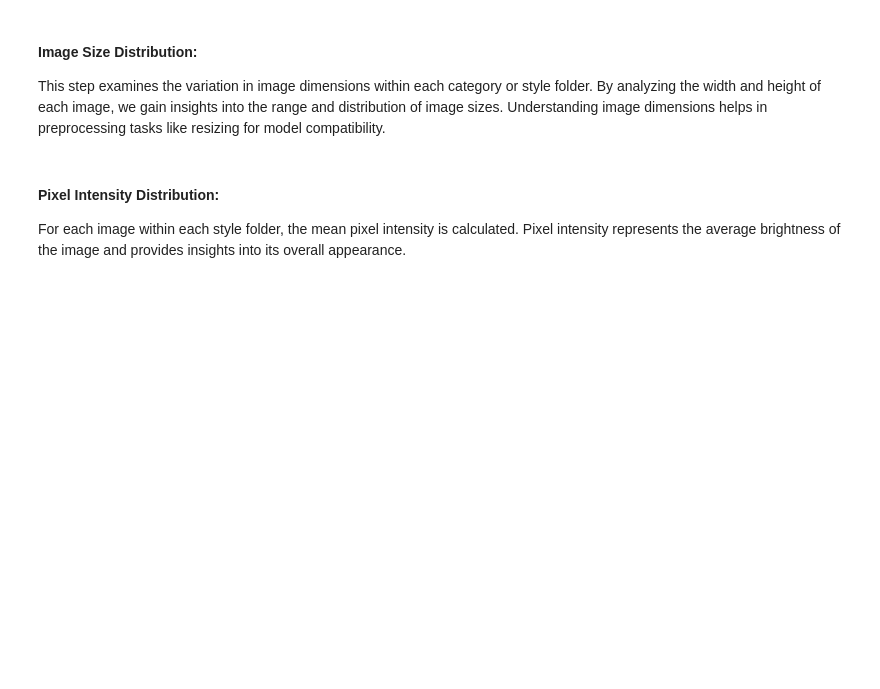
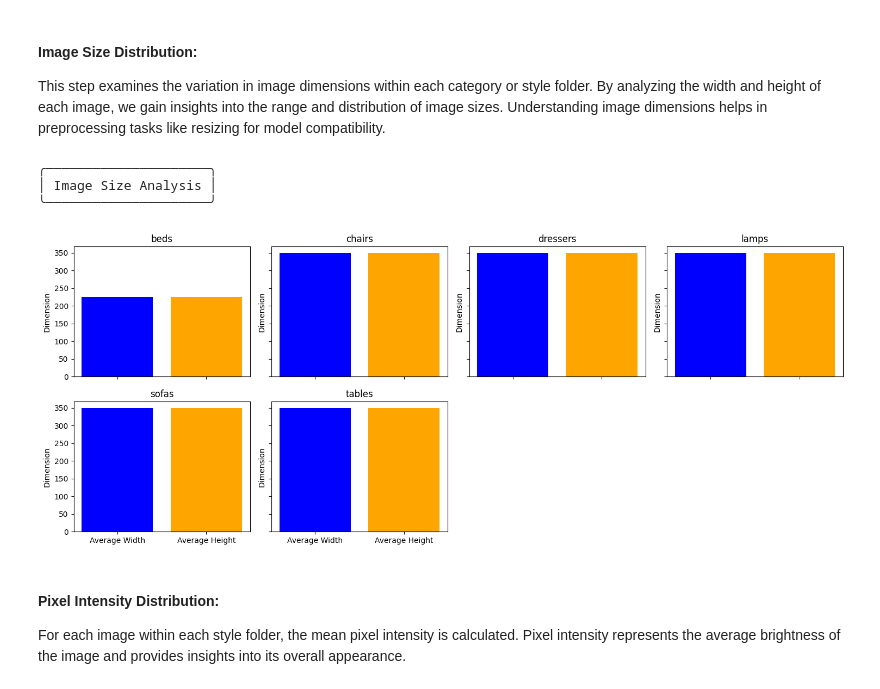
Before and after one commit to Mudoker/furniture-recognition-model, a Jupyter notebook: notebooks/data_analysis/exploratory_data_analysis.ipynb, the cells around one changed output. Cells and saved outputs as stored; diff of their text form; code cells hidden in the pictures; blank space fills up the shorter version.

Commit message:
feat!: image size distribution

```diff
--- a/notebooks/data_analysis/exploratory_data_analysis.ipynb
+++ b/notebooks/data_analysis/exploratory_data_analysis.ipynb
@@ -359,3 +441,13 @@ This step examines the variation in image dimensions within each category or sty
+# %%
+styler.boxify(f"Image Size Analysis")
+
+# Call the image_size_analysis function
+image_size_analysis(image_dir)
+# %% [output]
+╭─────────────────────╮
+│ Image Size Analysis │
+╰─────────────────────╯
+[figure, added]
 # %% [markdown]
 #### Pixel Intensity Distribution:
 For each image within each style folder, the mean pixel intensity is calculated. Pixel intensity represents the average brightness of the image and provides insights into its overall appearance.
```
Also changed, not shown: parts of 3 cells of this notebook.
